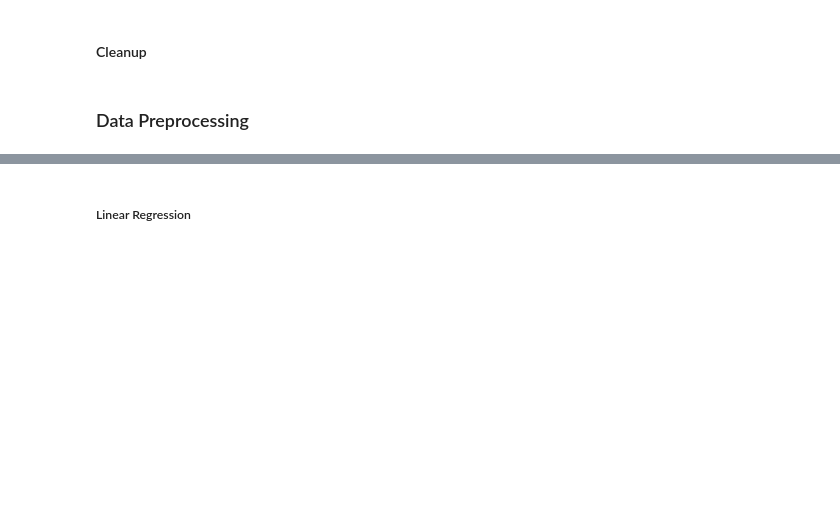
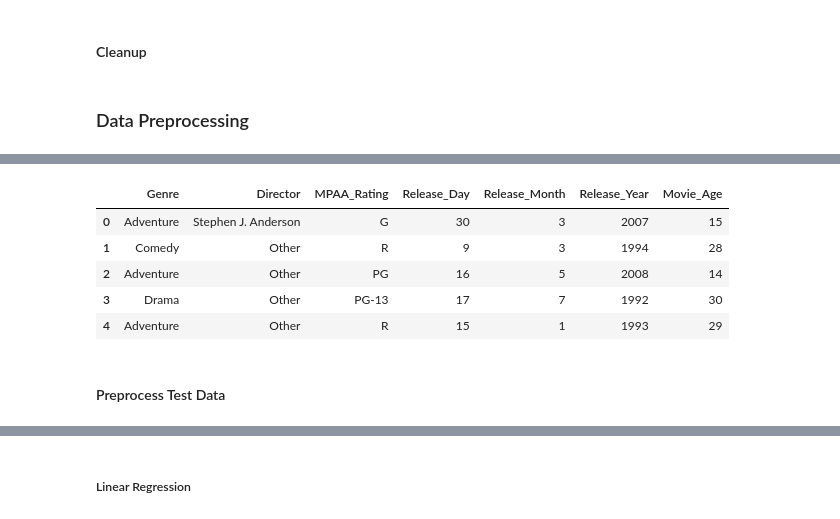
Before and after one commit to yosefahab/Movie-Prediction-Classification, a Jupyter notebook: prediction.ipynb, the cells around one changed output, grey strips where cells are left out. Drawn from its saved outputs; the diff is of its cells as text; code cells hidden in the pictures; blank space fills up the shorter version.

```diff
--- a/prediction.ipynb
+++ b/prediction.ipynb
@@ -387,0 +345,22 @@ for i, j in zip(y_predict, y_test):
+# %%
+original_data = pd.concat(
+    [
+        original_data,
+        pd.DataFrame(
+            {
+                "Release_Day": release_day,
+                "Release_Month": release_month,
+                "Release_Year": release_year,
+                "Movie_Age": movie_age,
+            }
+        ),
+    ],
+    axis=1,
+)
+# %%
+feature_cols = ["Genre", "Director", "MPAA_Rating", "Release_Day", "Release_Month", "Release_Year", "Movie_Age"]
+# %%
+x_train = original_data[feature_cols]
+y_train = original_data.Revenue
+
+x_train.describe()
@@ -387,0 +377,9 @@ for i, j in zip(y_predict, y_test):
+# %%
+x_train.head()
+# %% [output]
+|  | Genre | Director | MPAA_Rating | Release_Day | Release_Month | Release_Year | Movie_Age |
+| 0 | Adventure | Stephen J. Anderson | G | 30 | 3 | 2007 | 15 |
+| 1 | Comedy | Other | R | 9 | 3 | 1994 | 28 |
+| 2 | Adventure | Other | PG | 16 | 5 | 2008 | 14 |
+| 3 | Drama | Other | PG-13 | 17 | 7 | 1992 | 30 |
+| 4 | Adventure | Other | R | 15 | 1 | 1993 | 29 |
@@ -387,0 +388,2 @@ for i, j in zip(y_predict, y_test):
+# %% [markdown]
+#### Preprocess Test Data
```
Also changed, not shown: parts of 69 cells of this notebook.
